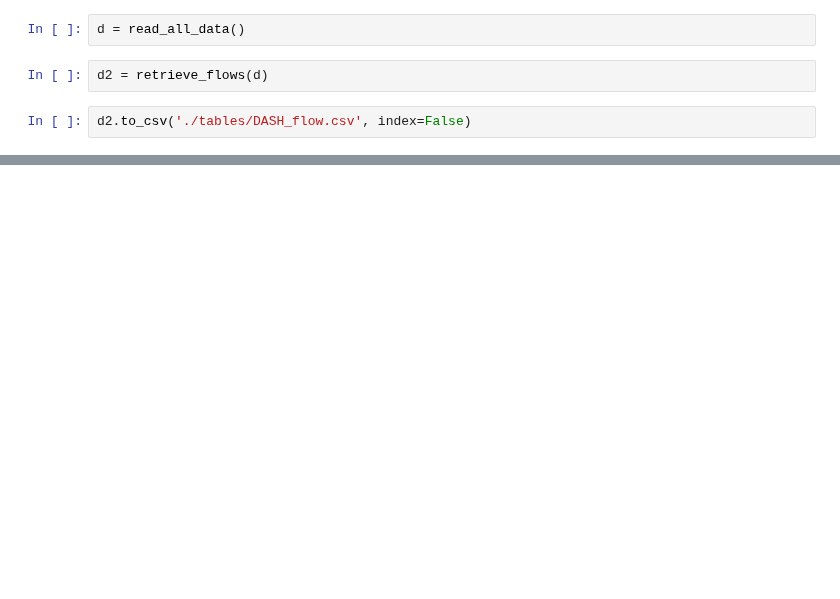
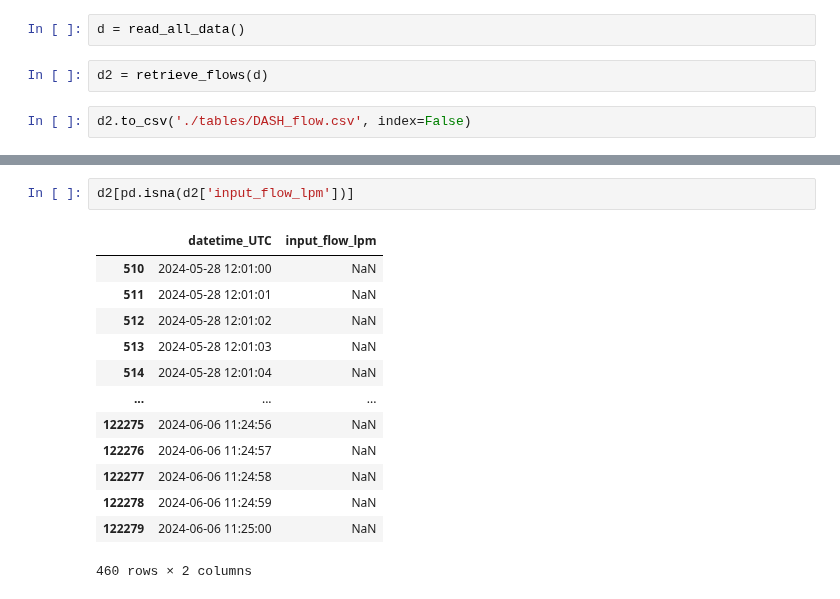
Before and after one commit to csoloff/dash, a Jupyter notebook: export_flows_v2.ipynb, the cells around one changed output, grey strips where cells are left out. Cells and saved outputs as stored; diff of their text form; blank space fills up the shorter version.

```diff
--- a/export_flows_v2.ipynb
+++ b/export_flows_v2.ipynb
@@ -177,0 +224,16 @@ d2.to_csv('./tables/DASH_flow.csv', index=False)
+# %%
+d2[pd.isna(d2['input_flow_lpm'])]
+# %% [output]
+|  | datetime_UTC | input_flow_lpm |
+| 510 | 2024-05-28 12:01:00 | NaN |
+| 511 | 2024-05-28 12:01:01 | NaN |
+| 512 | 2024-05-28 12:01:02 | NaN |
+| 513 | 2024-05-28 12:01:03 | NaN |
+| 514 | 2024-05-28 12:01:04 | NaN |
+| ... | ... | ... |
+| 122275 | 2024-06-06 11:24:56 | NaN |
+| 122276 | 2024-06-06 11:24:57 | NaN |
+| 122277 | 2024-06-06 11:24:58 | NaN |
+| 122278 | 2024-06-06 11:24:59 | NaN |
+| 122279 | 2024-06-06 11:25:00 | NaN |
+460 rows × 2 columns
```
Also changed, not shown: parts of 3 cells of this notebook.
